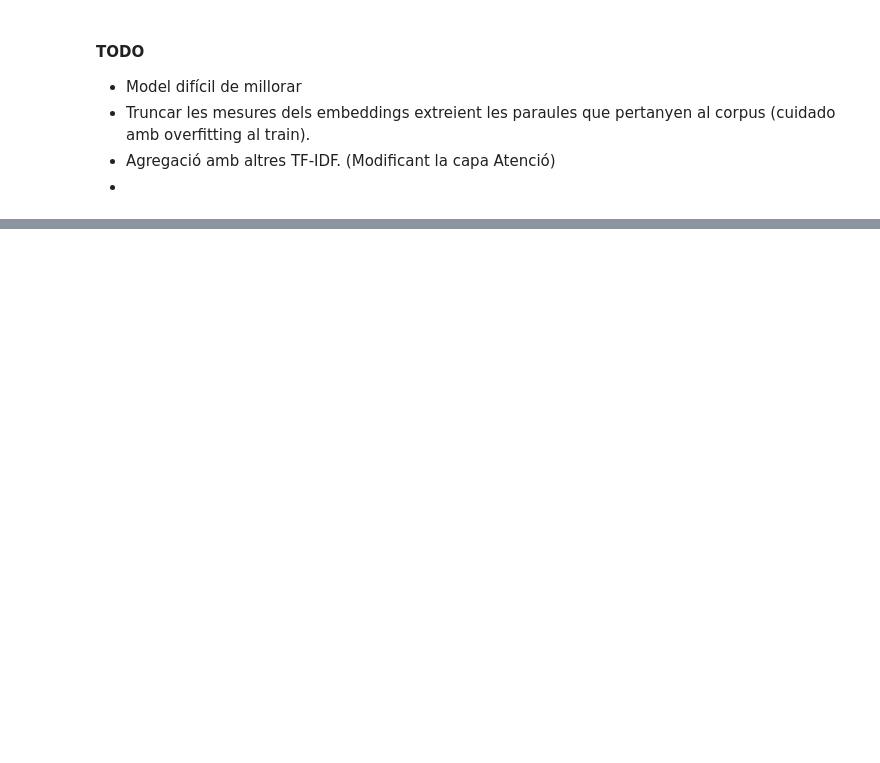
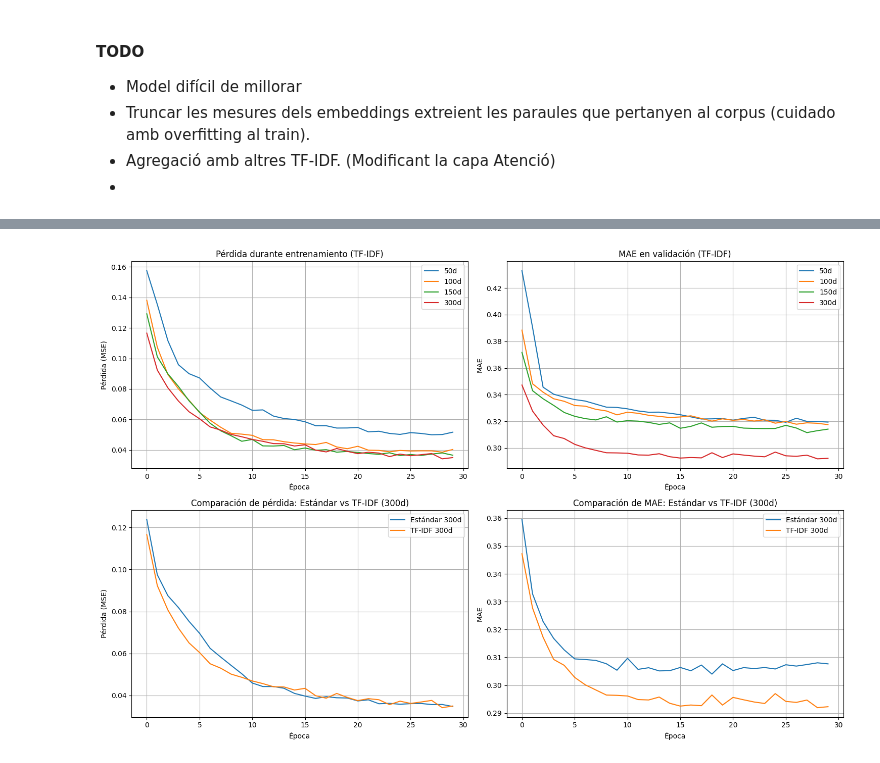
Before and after one commit to TaliaPr/Semantic-Text-Similarity, a Jupyter notebook: sequence_model.ipynb, the cells around one changed output, grey strips where cells are left out. Drawn from its saved outputs; the diff is of its cells as text; code cells hidden in the pictures; blank space fills up the shorter version.

```diff
--- a/sequence_model.ipynb
+++ b/sequence_model.ipynb
@@ -580,0 +1413,49 @@ P-value: 1.2050755660899114e-180
+# %%
+# Comparar la evolución del entrenamiento para diferentes dimensiones con TF-IDF
+plt.figure(figsize=(15, 10))
+
+# Gráfico de pérdida (loss) para TF-IDF
+plt.subplot(2, 2, 1)
+for dim in dims:
+    plt.plot(tfidf_results[dim]['history'].history['loss'], label=f'{dim}d')
+plt.title('Pérdida durante entrenamiento (TF-IDF)')
+plt.xlabel('Época')
+plt.ylabel('Pérdida (MSE)')
+plt.legend()
+plt.grid(True)
+
+# Gráfico de MAE para TF-IDF
+plt.subplot(2, 2, 2)
+for dim in dims:
+    plt.plot(tfidf_results[dim]['history'].history['val_mae'], label=f'{dim}d')
+plt.title('MAE en validación (TF-IDF)')
+plt.xlabel('Época')
+plt.ylabel('MAE')
+plt.legend()
+plt.grid(True)
+
+# Comparación directa de pérdida: Estándar vs TF-IDF (300d)
+plt.subplot(2, 2, 3)
+plt.plot(results[300]['history'].history['loss'], label='Estándar 300d')
+plt.plot(tfidf_results[300]['history'].history['loss'], label='TF-IDF 300d')
+plt.title('Comparación de pérdida: Estándar vs TF-IDF (300d)')
+plt.xlabel('Época')
+plt.ylabel('Pérdida (MSE)')
+plt.legend()
+plt.grid(True)
+
+# Comparación directa de MAE: Estándar vs TF-IDF (300d)
+plt.subplot(2, 2, 4)
+plt.plot(results[300]['history'].history['val_mae'], label='Estándar 300d')
+plt.plot(tfidf_results[300]['history'].history['val_mae'], label='TF-IDF 300d')
+plt.title('Comparación de MAE: Estándar vs TF-IDF (300d)')
+plt.xlabel('Época')
+plt.ylabel('MAE')
+plt.legend()
+plt.grid(True)
+
+plt.tight_layout()
+plt.savefig('tfidf_training_comparison_by_dimension.png')
+plt.show()
+# %% [output]
+[figure, added]
```
Also changed, not shown: parts of 25 cells of this notebook, 5 other files.
